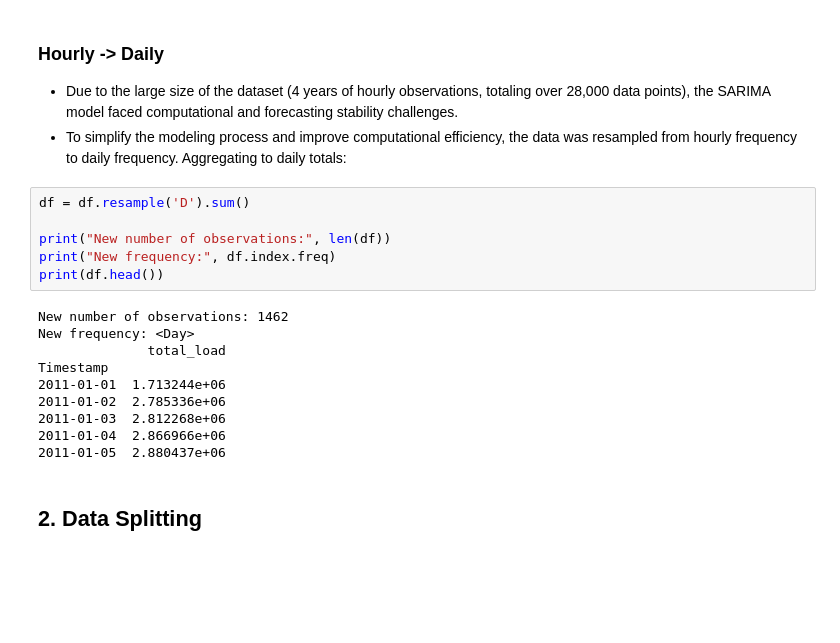
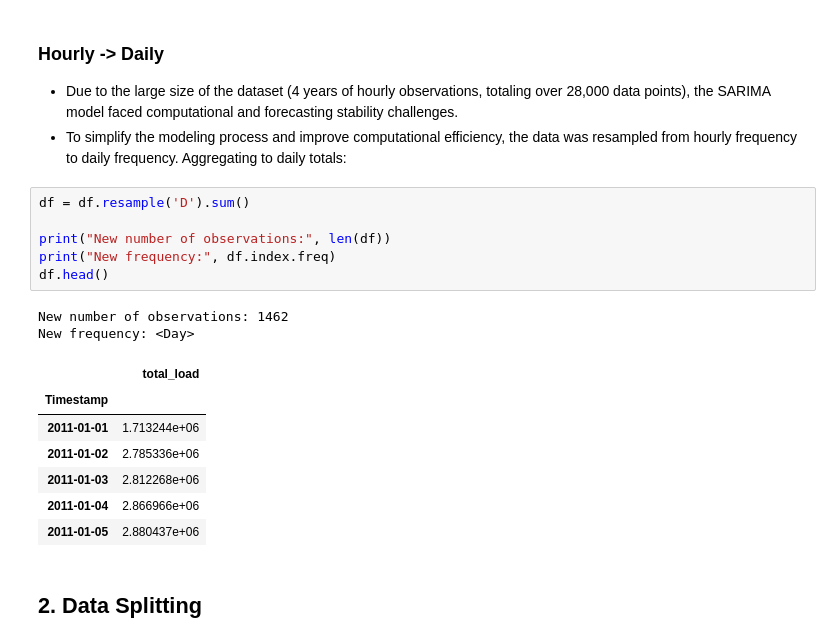
Before and after one commit to Dai-Nguyen1506/Electricity-Load-Diagrams, a Jupyter notebook: notebooks/05_models_statistical.ipynb, the cells around one changed output. Saved outputs shown, nothing was run; the diff lists cells and outputs as text; blank space fills up the shorter version.

```diff
--- a/notebooks/05_models_statistical.ipynb
+++ b/notebooks/05_models_statistical.ipynb
@@ -63,19 +63,19 @@ except Exception as e:
 # %%
 df = df.resample('D').sum()
 
 print("New number of observations:", len(df))
 print("New frequency:", df.index.freq)
-print(df.head())
+df.head()
 # %% [output]
 New number of observations: 1462
 New frequency: <Day>
-              total_load
-Timestamp
-2011-01-01  1.713244e+06
-2011-01-02  2.785336e+06
-2011-01-03  2.812268e+06
-2011-01-04  2.866966e+06
-2011-01-05  2.880437e+06
+|  | total_load |
+| Timestamp |  |
+| 2011-01-01 | 1.713244e+06 |
+| 2011-01-02 | 2.785336e+06 |
+| 2011-01-03 | 2.812268e+06 |
+| 2011-01-04 | 2.866966e+06 |
+| 2011-01-05 | 2.880437e+06 |
 # %% [markdown]
 ## 2. Data Splitting
 # %%
```
Also changed, not shown: parts of 3 cells of this notebook.
